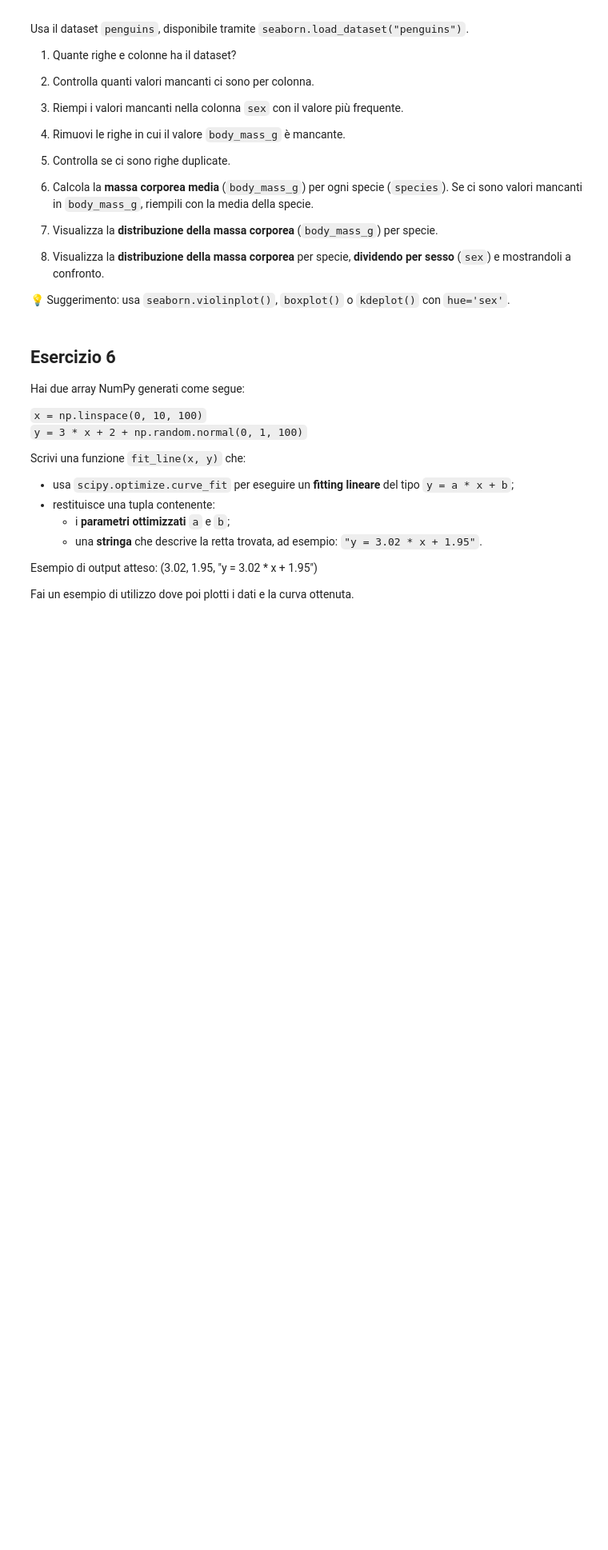
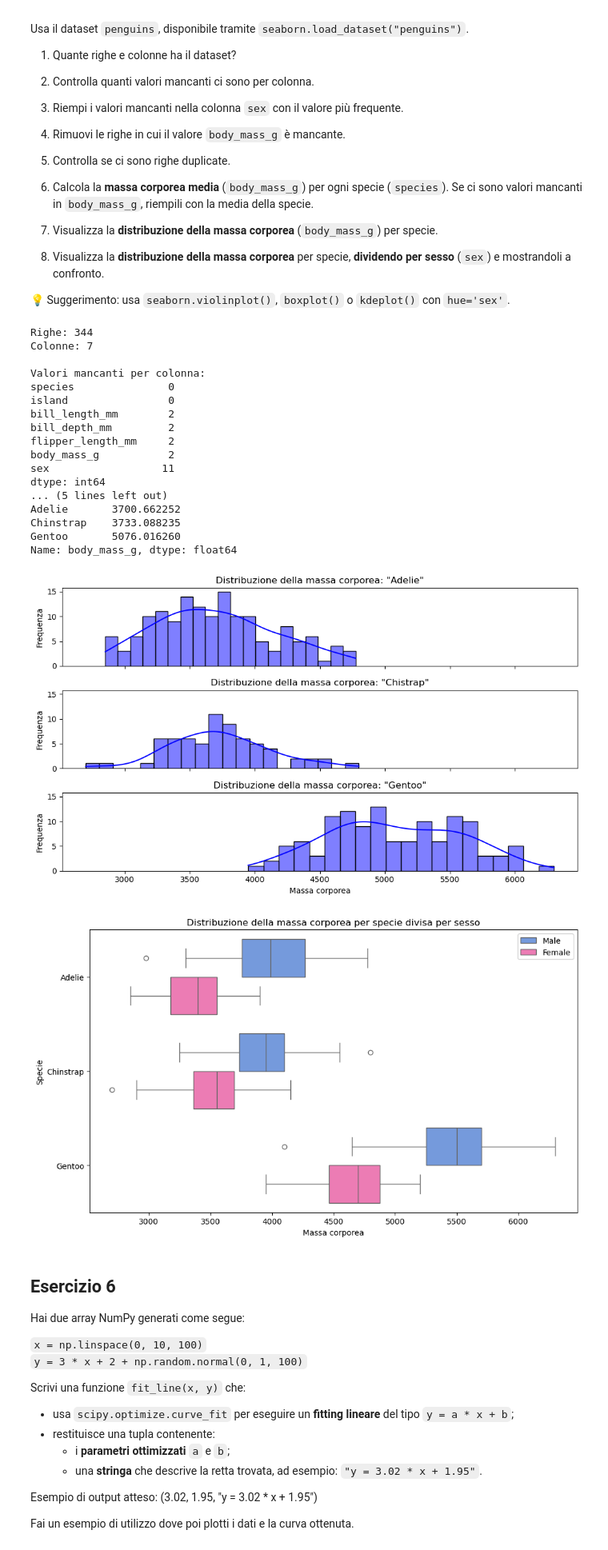
Before and after one commit to sarad996/Programminglab2, a Jupyter notebook: simulazEsame.ipynb, the cells around one changed output. Shown at 80% size. Saved outputs shown, nothing was run; the diff lists cells and outputs as text; code cells hidden in the pictures; blank space fills up the shorter version.

```diff
--- a/simulazEsame.ipynb
+++ b/simulazEsame.ipynb
@@ -291,6 +291,82 @@ Usa il dataset `penguins`, disponibile tramite `seaborn.load_dataset("penguins")
 
 
 💡 Suggerimento: usa `seaborn.violinplot()`, `boxplot()` o `kdeplot()` con `hue='sex'`.
+# %%
+import seaborn as sns
+import matplotlib.pyplot as plt
+
+pe_df = sns.load_dataset('penguins')
+
+# 1. righe e colonne del dataset
+print(f'Righe: {pe_df.shape[0]}')
+print(f'Colonne: {pe_df.shape[1]}')
+
+# 2. valori mancanti per colonna
+print('\nValori mancanti per colonna:')
+print(pe_df.isna().sum())
+
+# 3. riempire i valori mancanti nella colonna sex con il più frequente
+sex_moda = pe_df['sex'].mode()[0]
+pe_df['sex'] = pe_df['sex'].fillna(sex_moda)
+
+# 4. rimuovere le righe con valori mancanti in boy_mass_g
+pe_df = pe_df.dropna(subset=['body_mass_g'])
+
+# 5. righe duplicate
+print(f'\nRighe duplicate: {pe_df.duplicated().sum()}')
+
+# 6. massa corporea media per ogni specie
+mean_mass = pe_df.groupby('species')['body_mass_g'].mean()
+print(f'\nMassa corporea media per ogni specie: \n{mean_mass}')
+
+# 7. distribuzione della massa corporea per specie
+fig, (ax1, ax2, ax3) = plt.subplots(3, 1, figsize=(10,6), sharex=True, sharey=True)
+
+sns.histplot(data=pe_df[pe_df['species']=='Adelie'], x='body_mass_g', ax=ax1, bins=20, kde=True, color='blue')
+ax1.set_title('Distribuzione della massa corporea: "Adelie"')
+
+sns.histplot(data=pe_df[pe_df['species']=='Chinstrap'], x='body_mass_g', ax=ax2, bins=20, kde=True, color='blue')
+ax2.set_title('Distribuzione della massa corporea: "Chistrap"')
+
+sns.histplot(data=pe_df[pe_df['species']=='Gentoo'], x='body_mass_g', ax=ax3, bins=20, kde=True, color='blue')
+ax3.set_title('Distribuzione della massa corporea: "Gentoo"')
+
+ax3.set_xlabel('Massa corporea')
+ax1.set_ylabel('Frequenza')
+ax2.set_ylabel('Frequenza')
+ax3.set_ylabel('Frequenza')
+plt.tight_layout()
+plt.show()
+
+# 8. distribuzione della massa corporea per specie dividendo per sesso
+plt.figure(figsize=(10,6))
+sns.boxplot(data=pe_df, x='body_mass_g', y='species', hue='sex', palette=[ "#6495ED","#FF69B4"])
+plt.title('Distribuzione della massa corporea per specie divisa per sesso')
+plt.legend()
+plt.tight_layout()
+plt.xlabel('Massa corporea')
+plt.ylabel('Specie')
+plt.show()
+# %% [output]
+Righe: 344
+Colonne: 7
+
+Valori mancanti per colonna:
+species               0
+island                0
+bill_length_mm        2
+bill_depth_mm         2
+flipper_length_mm     2
+body_mass_g           2
+sex                  11
+dtype: int64
+... (5 lines left out)
+Adelie       3700.662252
+Chinstrap    3733.088235
+Gentoo       5076.016260
+Name: body_mass_g, dtype: float64
+[figure, added]
+[figure, added]
 # %% [markdown]
 ## Esercizio 6
 
```
